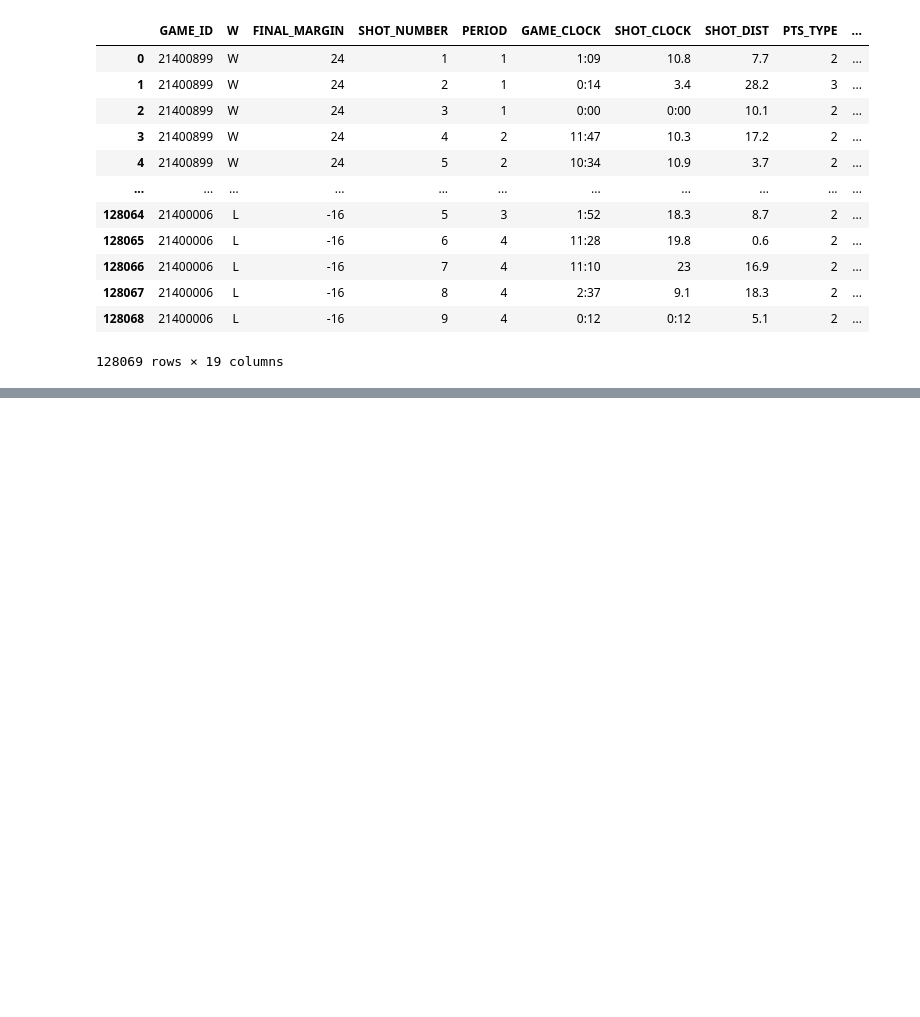
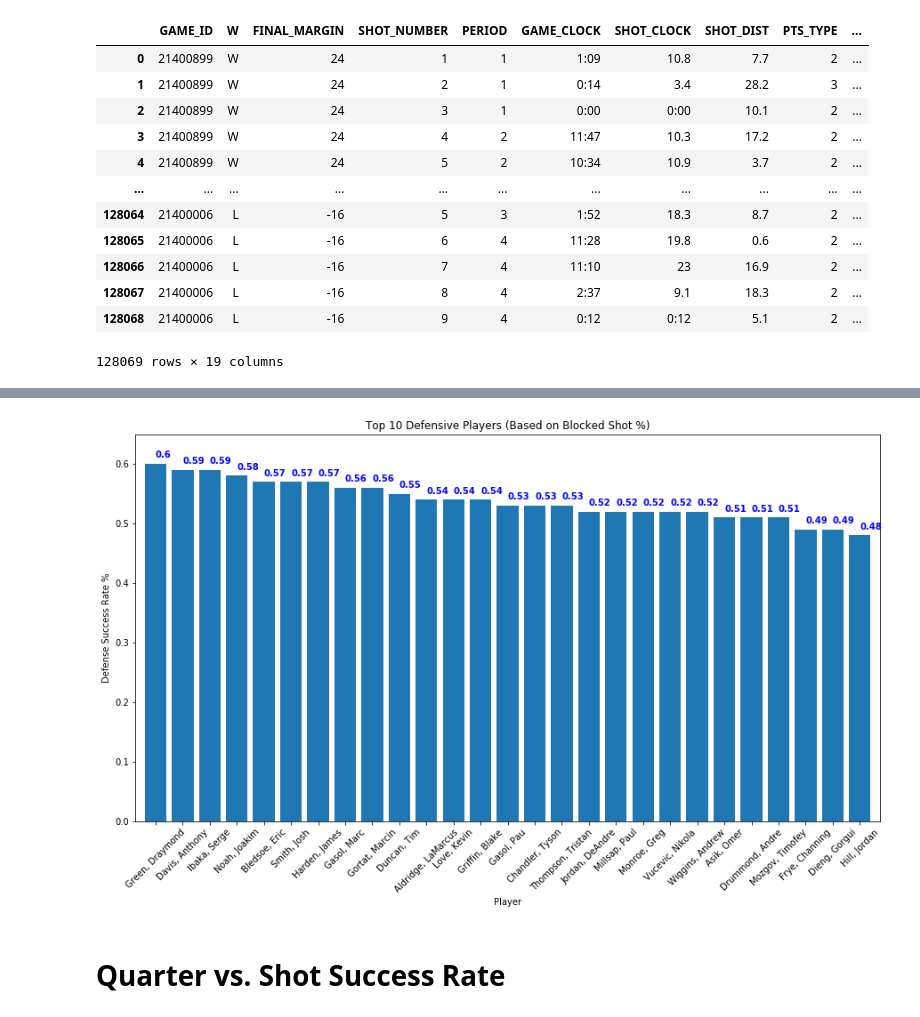
Before and after one commit to briennecole/NBA_Shot_Analysis, a Jupyter notebook: NBA_analysis_brienne.ipynb, the cells around one changed output, grey strips where cells are left out. Drawn from its saved outputs; the diff is of its cells as text; code cells hidden in the pictures; blank space fills up the shorter version.

```diff
--- a/NBA_analysis_brienne.ipynb
+++ b/NBA_analysis_brienne.ipynb
@@ -195,0 +224,4 @@ defense_df
+# %%
+# Find the most frequent defenders
+frequent_flyer = defender_df.loc[defender_df["No. of Times Closest Defender"] >= 600]
+frequent_flyer.head(25)
@@ -195,0 +247,6 @@ defense_df
+# %%
+# Top Performing Defenders
+# Now that we've got the players with the highest frequency of being closest defender,
+#sort and display the top ten defensive players by % missed FG's as the closest defender.
+top_defense2 = frequent_flyer.sort_values("Success Rate", ascending=False)
+top_defense2.head(10).style.format(format_df)
@@ -195,0 +266,21 @@ defense_df
+# %%
+# Reset index to create graphs
+defense_bar_df = top_defense2.reset_index()
+#defense_bar.head()
+# Create bar graph of top defensive players
+fig1, ax1 = plt.subplots(figsize=(15,8))
+
+plt.bar(defense_bar_df["CLOSEST_DEFENDER"], defense_bar_df["Success Rate"])
+plt.xticks(rotation=45)
+plt.xlabel("Player")
+plt.ylabel("Defense Success Rate %")
+plt.title("Top 10 Defensive Players (Based on Blocked Shot %)")
+plt.xlim(-0.75, len(defense_bar["CLOSEST_DEFENDER"])-0.25)
+plt.ylim(0, max(defense_bar["Success Rate"])+0.05)
+
+for i, v in enumerate(defense_bar_df["Success Rate"]):
+    plt.text(i + .001, v + .01, str(v), color='blue', fontsize = 10, fontweight='bold')
+# %% [output]
+[figure, added]
+# %% [markdown]
+# Quarter vs. Shot Success Rate
```
Also changed, not shown: parts of 8 cells of this notebook, 1 other file.
